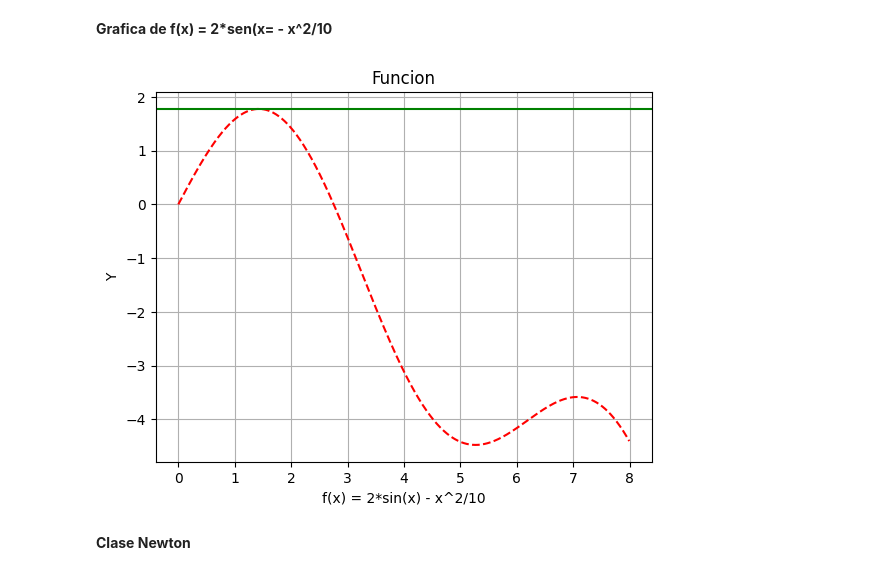
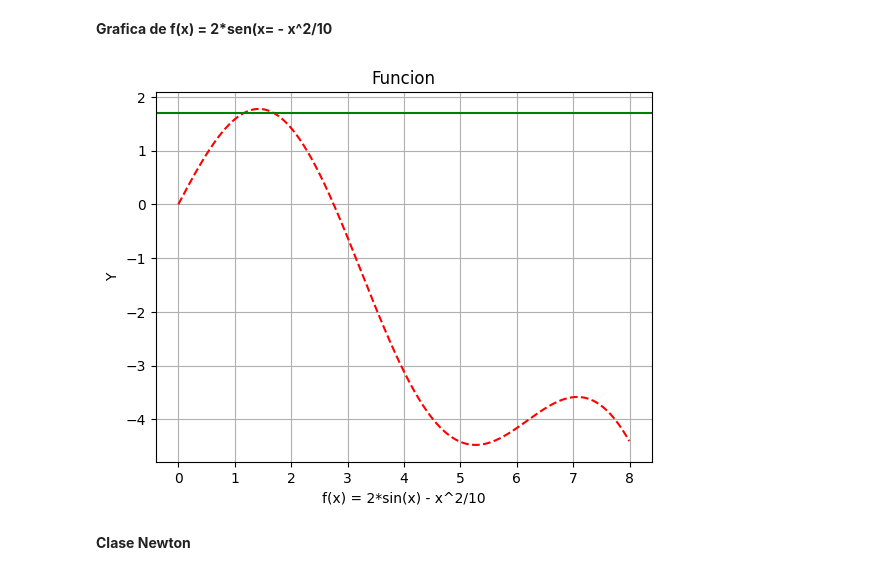
Before and after one commit to soyudea/Optimizacion, a Jupyter notebook: Newton.ipynb, the cells around one changed output. Drawn from its saved outputs; the diff is of its cells as text; code cells hidden in the pictures.

```diff
--- a/Newton.ipynb
+++ b/Newton.ipynb
@@ -26,22 +26,22 @@ Ingrese valor del error aceptable 0.001
 # %%
 xl = 0
 xu = 8
 
 def graf_f():
   X = list(np.arange(xl, xu, 0.01))
   Y=[(2*math.sin(x) -(x**2)/10) for x in X]
 
   plt.title("Funcion")
   plt.xlabel("f(x) = 2*sin(x) - x^2/10")
   plt.ylabel("Y")
   plt.plot(X,Y, "r--")
-  plt.axhline( 1.77572565314742, xmin=0, color="g")
+  plt.axhline(1.7, xmin=0, color="g")
   plt.grid()
   plt.show()
 
 graf_f()
 # %% [output]
-[figure, old version]
+[figure, new version]
 # %% [markdown]
 **Clase Newton**
 # %%
```
Also changed, not shown: parts of 1 cell of this notebook.
